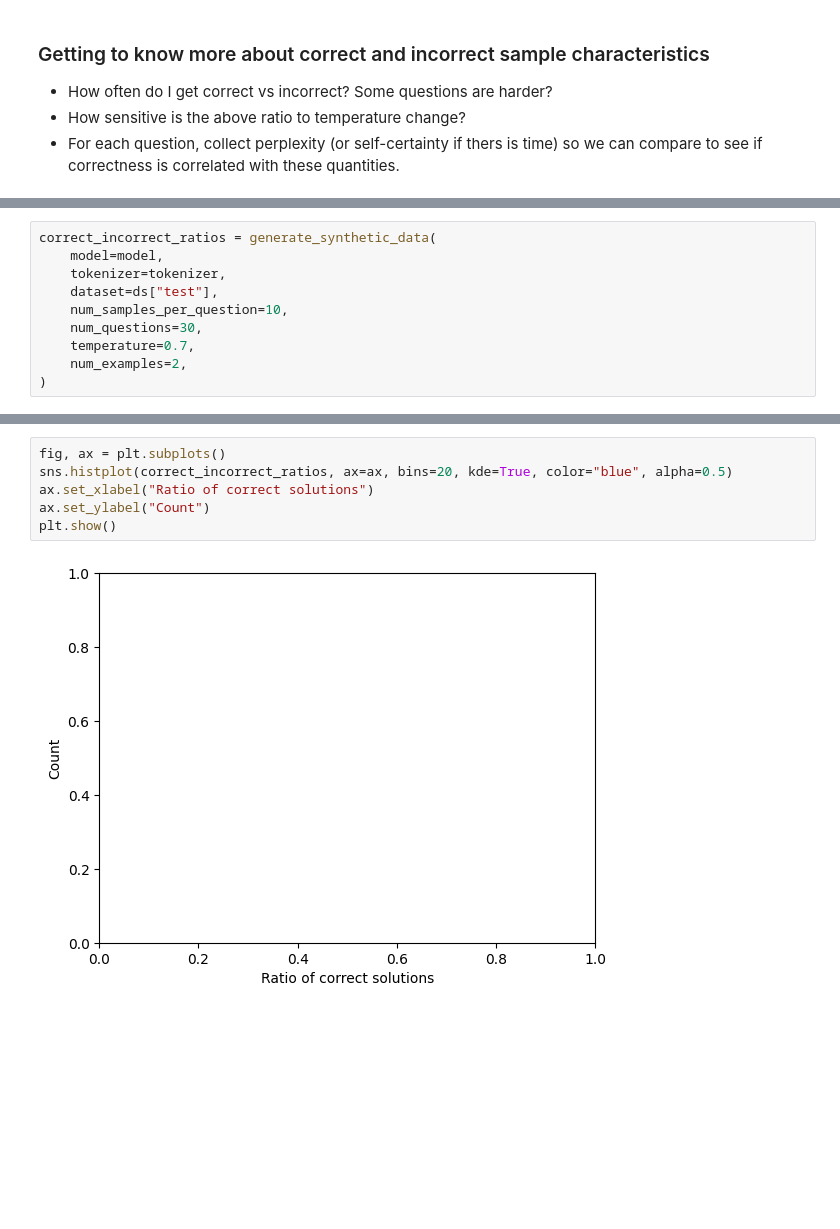
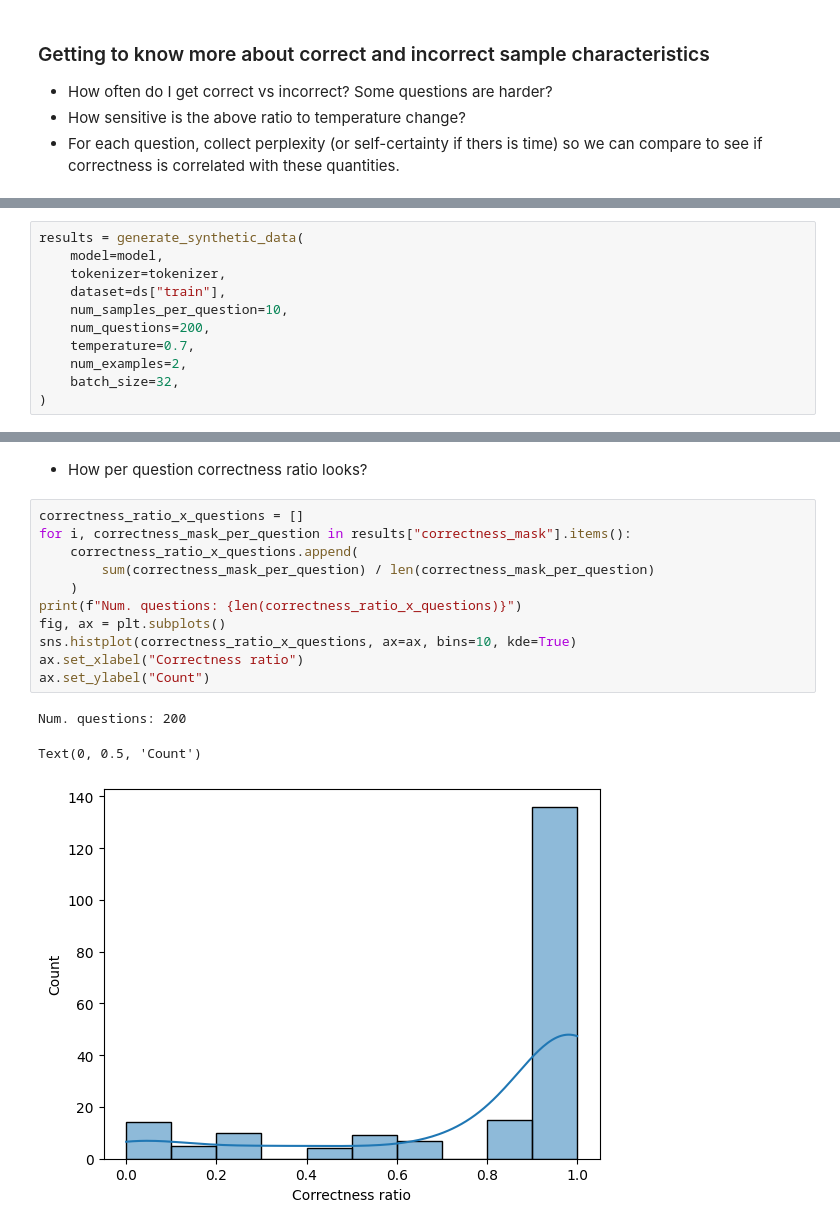
Before and after one commit to don-tpanic/sampling-dpo-experiments, a Jupyter notebook: main.ipynb, the cells around one changed output, grey strips where cells are left out. Drawn from its saved outputs; the diff is of its cells as text; blank space fills up the shorter version.

```diff
--- a/main.ipynb
+++ b/main.ipynb
@@ -451,11 +306,12 @@ def generate_synthetic_data(
 # %%
-correct_incorrect_ratios = generate_synthetic_data(
+results = generate_synthetic_data(
     model=model,
     tokenizer=tokenizer,
-    dataset=ds["test"],
+    dataset=ds["train"],
     num_samples_per_question=10,
-    num_questions=30,
+    num_questions=200,
     temperature=0.7,
     num_examples=2,
+    batch_size=32,
 )
 # %% [output]
@@ -497,8 +319,17 @@ OutOfMemoryError: CUDA out of memory. Tried to allocate 830.00 MiB (GPU 0; 79.15
-# %%
-fig, ax = plt.subplots()
-sns.histplot(correct_incorrect_ratios, ax=ax, bins=20, kde=True, color="blue", alpha=0.5)
-ax.set_xlabel("Ratio of correct solutions")
-ax.set_ylabel("Count")
-plt.show()
-# %% [output]
-[figure, removed]
+# %% [markdown]
+* How per question correctness ratio looks?
+# %%
+correctness_ratio_x_questions = []
+for i, correctness_mask_per_question in results["correctness_mask"].items():
+    correctness_ratio_x_questions.append(
+        sum(correctness_mask_per_question) / len(correctness_mask_per_question)
+    )
+print(f"Num. questions: {len(correctness_ratio_x_questions)}")
+fig, ax = plt.subplots()
+sns.histplot(correctness_ratio_x_questions, ax=ax, bins=10, kde=True)
+ax.set_xlabel("Correctness ratio")
+ax.set_ylabel("Count")
+# %% [output]
+Num. questions: 200
+Text(0, 0.5, 'Count')
+[figure, added]
```
Also changed, not shown: parts of 7 cells of this notebook, 1 other file.
